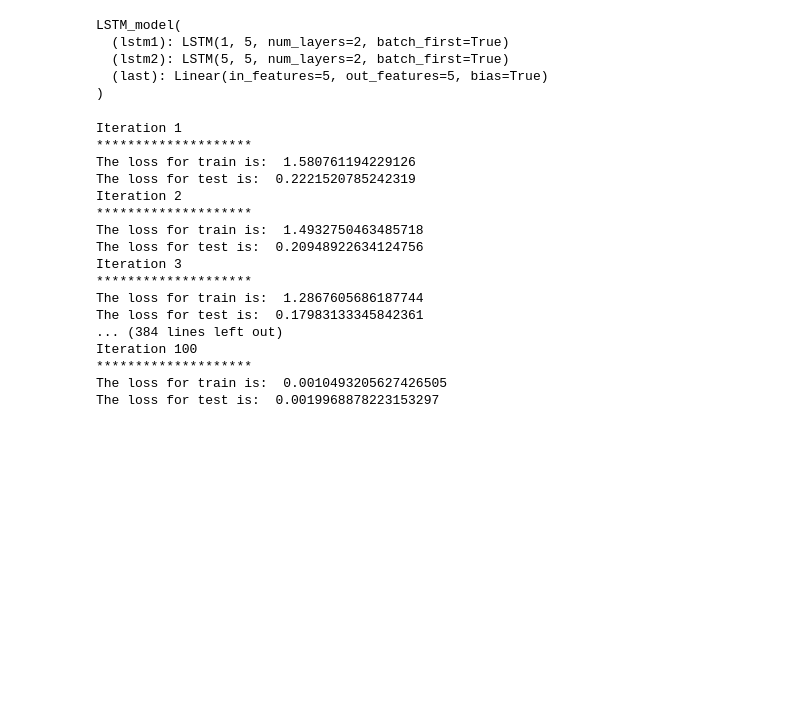
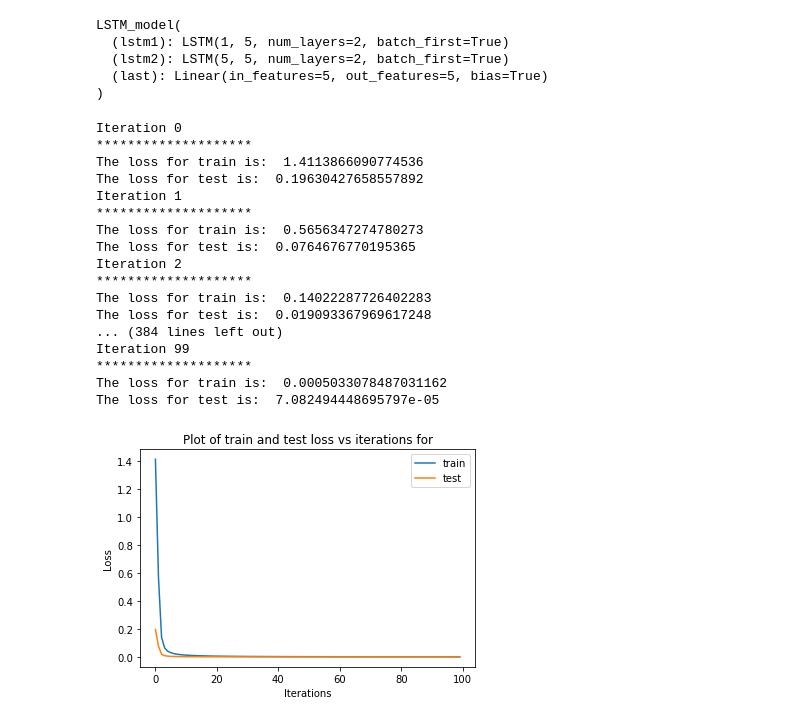
Before and after one commit to goodudetheboy/TimeSeriesWithNN, a Jupyter notebook: src/model/Code_Final_Project.ipynb, the cells around one changed output. Saved outputs shown, nothing was run; the diff lists cells and outputs as text; code cells hidden in the pictures; blank space fills up the shorter version.

```diff
--- a/src/model/Code_Final_Project.ipynb
+++ b/src/model/Code_Final_Project.ipynb
@@ -58,7 +65,7 @@ def format_train_test (batch_size,data,percent,num_predicts):
 #by number of predict steps we want until we have desired amount of data for train process. Then, we find the length for test
 #set and we repeat the same process as forming train set and its label.
 # %%
-train_set, train_label, test_set, test_label = format_train_test(64,new_coin_df,0.2,5)
+train_set, train_label, test_set, test_label = format_train_test(64,coin_df,0.2,5)
 
 train_set, train_label, test_set, test_label = map(torch.tensor,(train_set, train_label, test_set, test_label))
 
@@ -114,6 +121,11 @@ LSTM_model(
 )
 # %%
 def train_test(model,train_tensor,test_tensor,criterion,optimizer,device,num_predicts,iterations):
+    tr = []
+    te = []
+    predict = []
+    for layer in model.children():
+        layer.reset_parameters()
     for i in range(iterations):
         h0, c0 = model.initial_s(num_predicts)
         h, c = h0.to(device), c0.to(device)
@@ -137,31 +149,54 @@ def train_test(model,train_tensor,test_tensor,criterion,optimizer,device,num_pre
                 lost_val += loss1.item()
                 h1 = h1.detach()
                 c1 = c1.detach()
+                if i == (iterations-1):
+                    predict.append(y_hat1)
+
             lost_val /= len(x1)
-            print(f"Iteration {i+1}\n********************")
+            tr.append(loss.item())
+            te.append(lost_val)
+            print(f"Iteration {i}\n********************")
             print('The loss for train is: ',loss.item())
             print('The loss for test is: ',lost_val)
+
+    return i, tr, te, predict
 #Here we create function to do the training and validation process. We iterate through number of epochs, make initial state for model
 #and iterate through each data batch to do prediction, compute the loss and do backward propagation to improve the parameters. In
 #the same epoch, I also apply the model to make prediction on test dataset to keep track of model performace more closely. I also
-#print iteration round, train loss, and test loss
+#print iteration round, train loss, and test loss. I also return them to do some plots later.
 # %%
-train_test(model,train_tensor,test_tensor,criterion,optimizer,device,5,100)
+iterations, tr, te, predict = train_test(model,train_tensor,test_tensor,criterion,optimizer,device,5,100)
 # %% [output]
+Iteration 0
+********************
+The loss for train is:  1.4113866090774536
+The loss for test is:  0.19630427658557892
 Iteration 1
 ********************
-The loss for train is:  1.580761194229126
-The loss for test is:  0.2221520785242319
+The loss for train is:  0.5656347274780273
+The loss for test is:  0.0764676770195365
 Iteration 2
 ********************
-The loss for train is:  1.4932750463485718
-The loss for test is:  0.20948922634124756
-Iteration 3
+The loss for train is:  0.14022287726402283
+The loss for test is:  0.019093367969617248
+... (384 lines left out)
+Iteration 99
 ********************
-The loss for train is:  1.2867605686187744
-The loss for test is:  0.17983133345842361
-... (384 lines left out)
-Iteration 100
-********************
-The loss for train is:  0.0010493205627426505
-The loss for test is:  0.0019968878223153297
+The loss for train is:  0.0005033078487031162
+The loss for test is:  7.082494448695797e-05
+# %%
+def plot_tr_te(iterations,tr,te,title):
+    t = np.arange(0,iterations+1)
+    y1 = np.array(tr)
+    y2 = np.array(te)
+    plt.figure(figsize=(6, 4))
+    plt.title('Plot of train and test loss vs iterations for '+title)
+    plt.plot(t, y1)
+    plt.plot(t, y2)
+    plt.xlabel('Iterations')
+    plt.ylabel('Loss')
+    plt.legend(["train", "test"])
+# %%
+plot_tr_te(iterations,tr,te,'Bitcoin')
+# %% [output]
+[figure, added]
```
Also changed, not shown: parts of 13 cells of this notebook, 1 other file.
